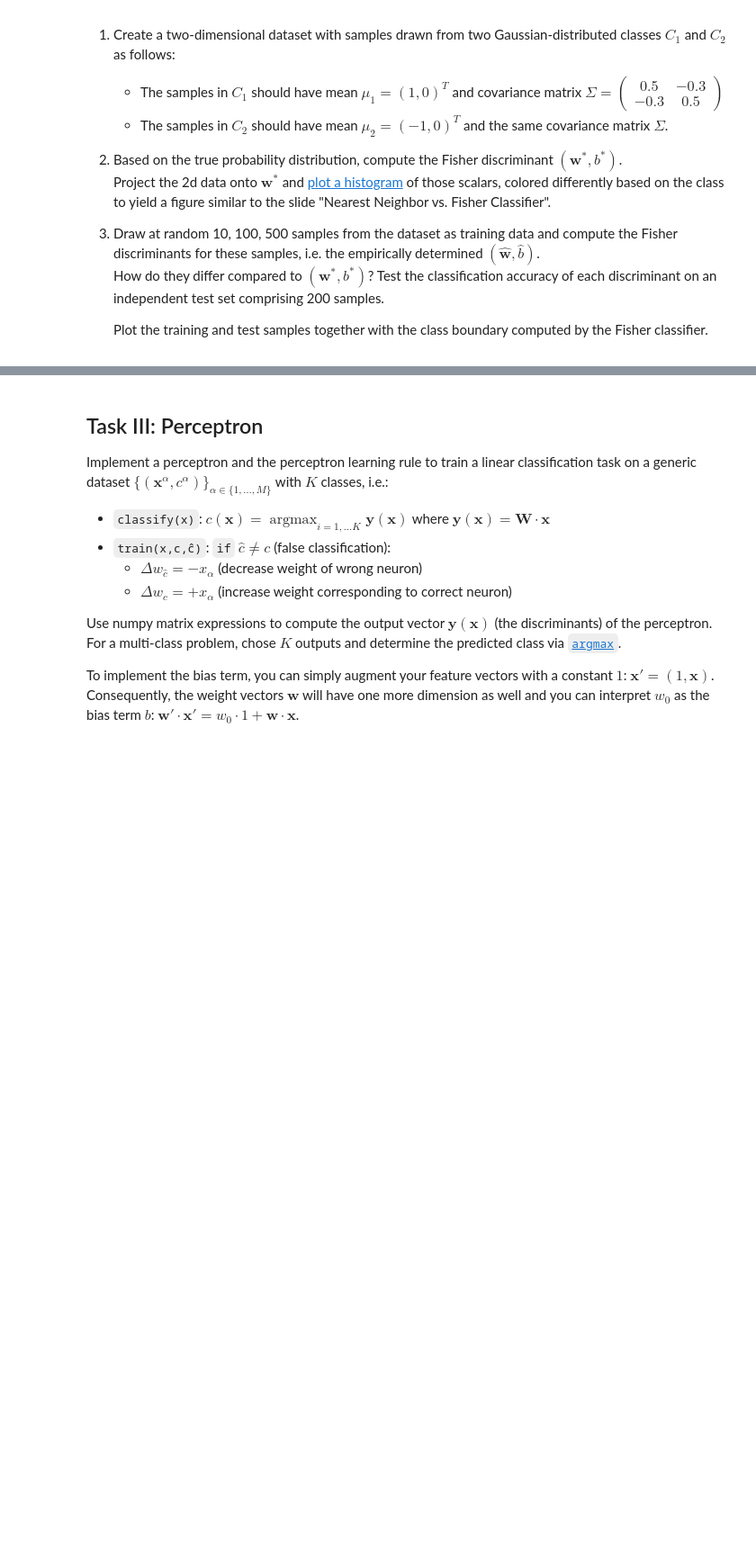
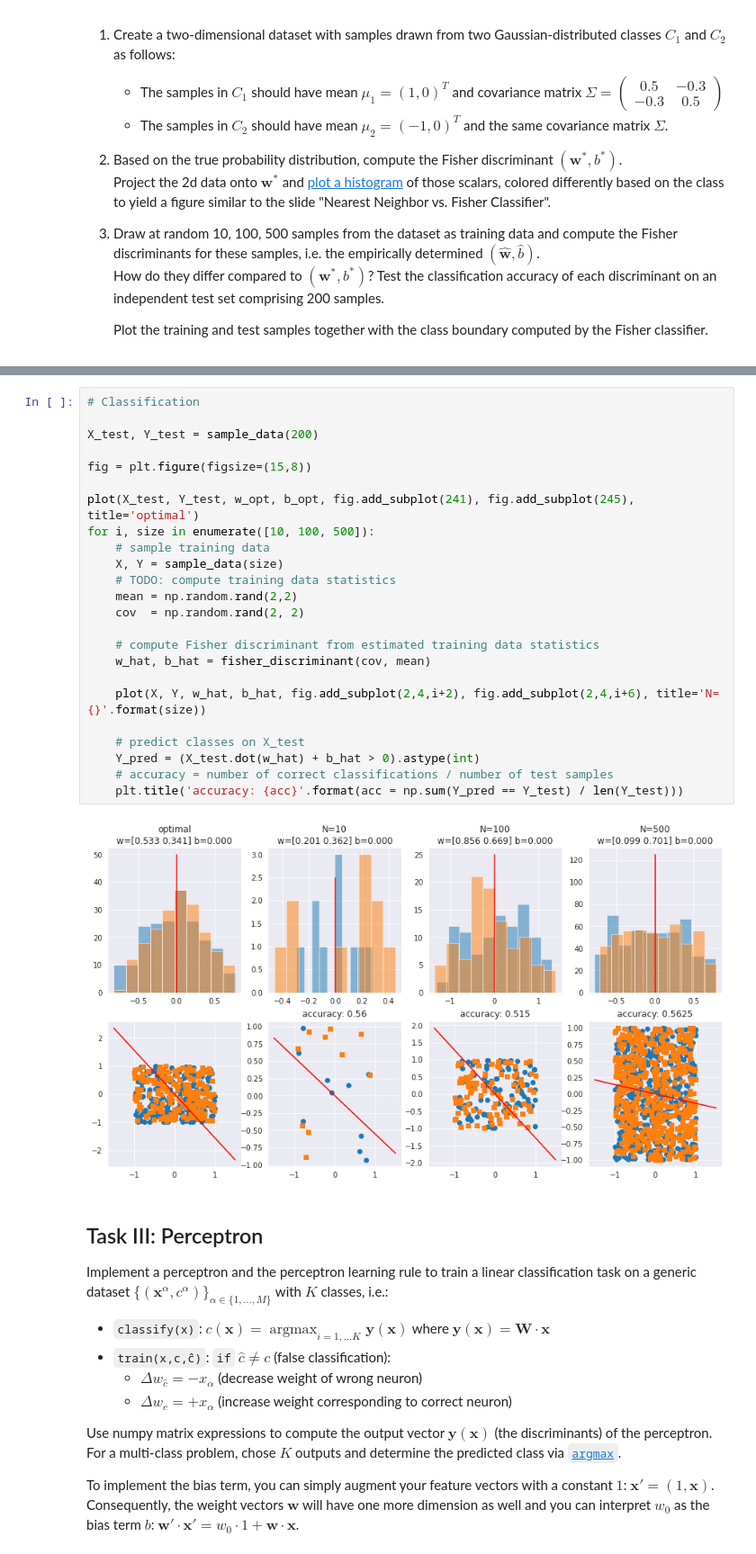
Before and after one commit to rhaschke/Neural-Networks, a Jupyter notebook: a2.ipynb, the cells around one changed output, grey strips where cells are left out. Shown: that part at 90% size. Saved outputs shown, nothing was run; the diff lists cells and outputs as text; blank space fills up the shorter version.

```diff
--- a/a2.ipynb
+++ b/a2.ipynb
@@ -44,3 +134,29 @@ The dataset (X,y) poses a 2d classification problem: Each pair $(x_1,x_2)$ of fe
+# %%
+# Classification
+
+X_test, Y_test = sample_data(200)
+
+fig = plt.figure(figsize=(15,8))
+
+plot(X_test, Y_test, w_opt, b_opt, fig.add_subplot(241), fig.add_subplot(245), title='optimal')
+for i, size in enumerate([10, 100, 500]):
+    # sample training data
+    X, Y = sample_data(size)
+    # TODO: compute training data statistics
+    mean = np.random.rand(2,2)
+    cov  = np.random.rand(2, 2)
+
+    # compute Fisher discriminant from estimated training data statistics
+    w_hat, b_hat = fisher_discriminant(cov, mean)
+
+    plot(X, Y, w_hat, b_hat, fig.add_subplot(2,4,i+2), fig.add_subplot(2,4,i+6), title='N={}'.format(size))
+
+    # predict classes on X_test
+    Y_pred = (X_test.dot(w_hat) + b_hat > 0).astype(int)
+    # accuracy = number of correct classifications / number of test samples
+    plt.title('accuracy: {acc}'.format(acc = np.sum(Y_pred == Y_test) / len(Y_test)))
+# %% [output]
+[figure, added]
 # %% [markdown]
 ## Task III: Perceptron
 
```
Also changed, not shown: parts of 6 cells of this notebook, 2 other files.
